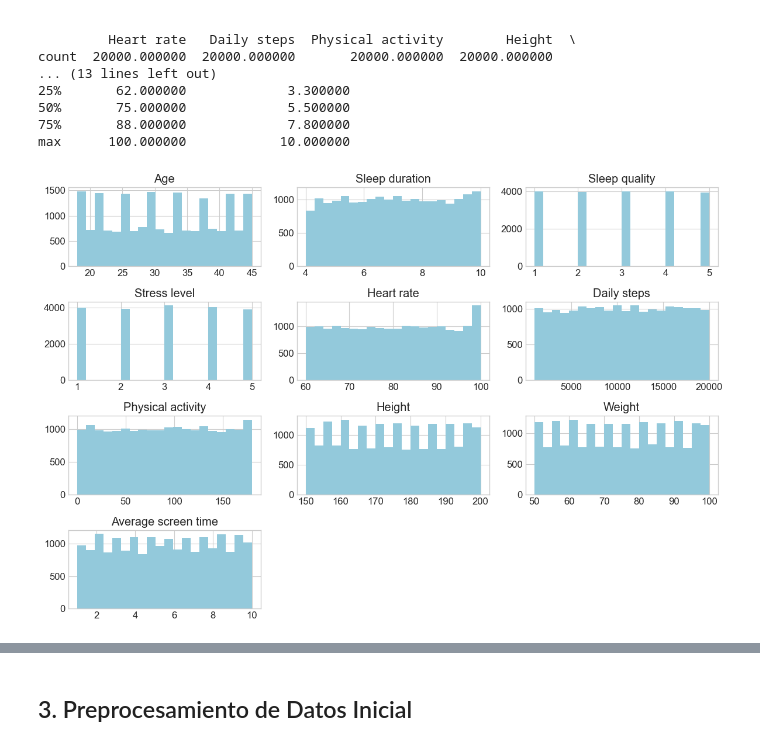
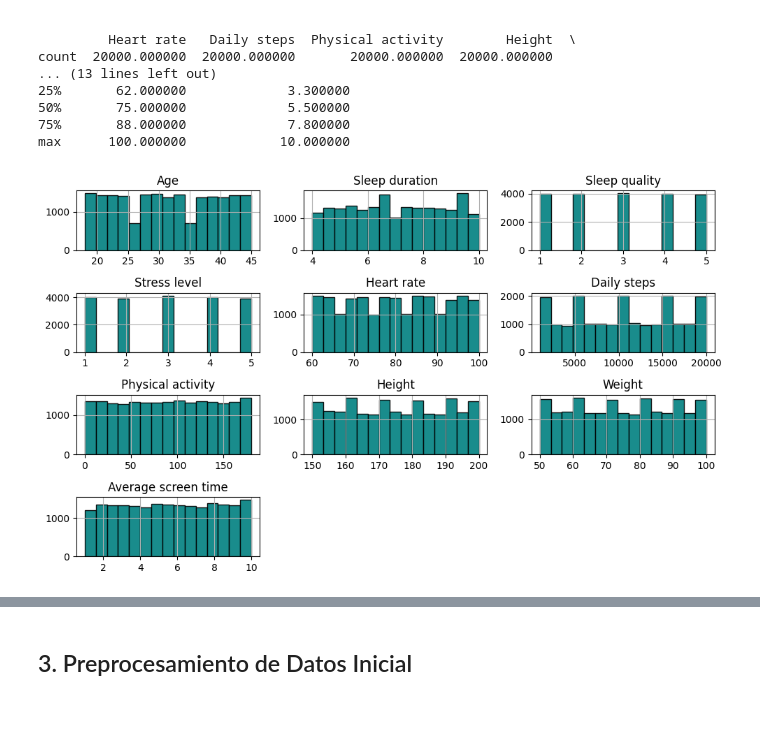
Before and after one commit to JuanManiglia/DS102024, a Jupyter notebook: 3-MachineLearning/10-Proyecto_ML/src/notebooks/limpieza.ipynb, the cells around one changed output, grey strips where cells are left out. Drawn from its saved outputs; the diff is of its cells as text; code cells hidden in the pictures; blank space fills up the shorter version.

```diff
--- a/3-MachineLearning/10-Proyecto_ML/src/notebooks/limpieza.ipynb
+++ b/3-MachineLearning/10-Proyecto_ML/src/notebooks/limpieza.ipynb
@@ -82,11 +82,6 @@ from skopt.space import Real, Integer, Categorical
 
 import warnings
 warnings.filterwarnings("ignore")
-# %%
-plt.style.use('seaborn-v0_8-whitegrid')
-plt.rcParams['figure.figsize']=(12,8)
-plt.rcParams['font.size']=12
-sns.set_palette("ocean_r")
 # %% [markdown]
 ### Carga de Datos
 # %%
@@ -249,8 +257,8 @@ count  20000.000000  20000.000000       20000.000000  20000.000000
 75%       88.000000             7.800000
 max      100.000000            10.000000
 # %%
-df.hist(figsize=(12, 8), bins=20)
+df.hist(figsize=(10, 6), bins=15, color='teal', alpha= 0.9, edgecolor='black')
 plt.tight_layout()
 plt.show()
 # %% [output]
-[figure, old version]
+[figure, new version]
```
Also changed, not shown: parts of 90 cells of this notebook, 2 other files.
